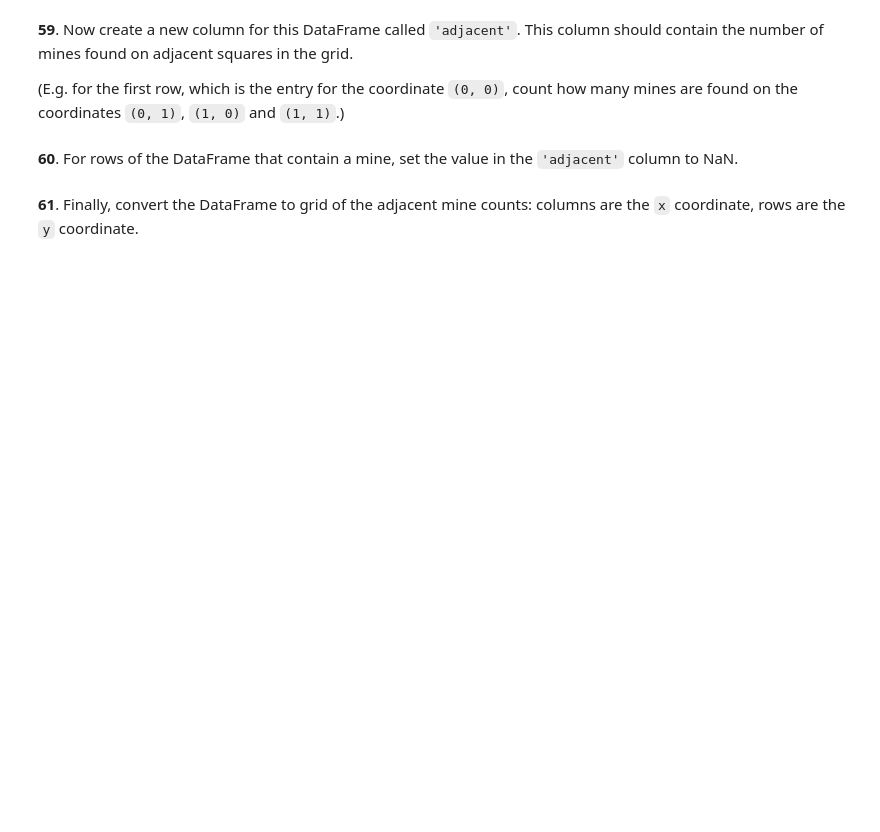
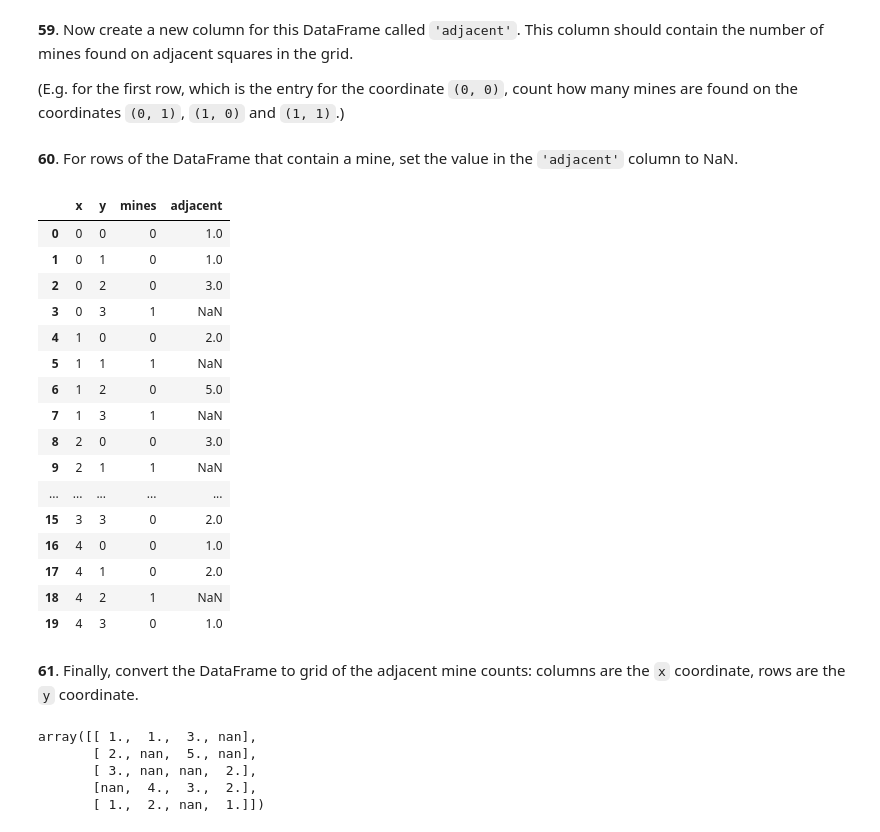
Before and after one commit to Avraham2489/DS_Training, a Jupyter notebook: B - Python/pandas/pandas_puzzles.ipynb, the cells around one changed output. Saved outputs shown, nothing was run; the diff lists cells and outputs as text; code cells hidden in the pictures; blank space fills up the shorter version.

Commit message:
Moudule - B Numpy

````diff
--- a/B - Python/pandas/pandas_puzzles.ipynb
+++ b/B - Python/pandas/pandas_puzzles.ipynb
@@ -338,5 +1041,12 @@ To begin, generate a DataFrame `df` with two columns, `'x'` and `'y'` containing
 1  0  1
 2  0  2
 ```
+# %%
+y,x=np.meshgrid(np.arange(4),np.arange(5))
+df=pd.DataFrame({'x':x.flatten(),'y':y.flatten()})
 # %% [markdown]
 **58**. For this DataFrame `df`, create a new column of zeros (safe) and ones (mine). The probability of a mine occuring at each location should be 0.4.
+# %%
+mines=np.random.binomial(1,0.4,20)
+df['mines']=mines
+df
@@ -344,7 +1072,48 @@ To begin, generate a DataFrame `df` with two columns, `'x'` and `'y'` containing
 **59**. Now create a new column for this DataFrame called `'adjacent'`. This column should contain the number of mines found on adjacent squares in the grid.
 
 (E.g. for the first row, which is the entry for the coordinate `(0, 0)`, count how many mines are found on the coordinates `(0, 1)`, `(1, 0)` and `(1, 1)`.)
+# %%
+mines=df['mines'].values.reshape(5,4)
+neighbours=np.zeros(mines.shape)
+neighbours+=np.pad(mines[0:-1,0:-1],pad_width=[(1,0),(1,0)])
+neighbours+=np.pad(mines[0:-1,:],pad_width=[(1,0),(0,0)])
+neighbours+=np.pad(mines[0:-1,1:],pad_width=[(1,0),(0,1)])
+neighbours+=np.pad(mines[1:,0:-1],pad_width=[(0,1),(1,0)])
+neighbours+=np.pad(mines[1:,:],pad_width=[(0,1),(0,0)])
+neighbours+=np.pad(mines[1:,1:],pad_width=[(0,1),(0,1)])
+neighbours+=np.pad(mines[:,0:-1],pad_width=[(0,0),(1,0)])
+neighbours+=np.pad(mines[:,1:],pad_width=[(0,0),(0,1)])
+df['adjacent']=neighbours.flatten()
 # %% [markdown]
 **60**. For rows of the DataFrame that contain a mine, set the value in the `'adjacent'` column to NaN.
+# %%
+df.loc[df['mines']==1,'adjacent']=np.nan
+df
+# %% [output]
+|  | x | y | mines | adjacent |
+| 0 | 0 | 0 | 0 | 1.0 |
+| 1 | 0 | 1 | 0 | 1.0 |
+| 2 | 0 | 2 | 0 | 3.0 |
+| 3 | 0 | 3 | 1 | NaN |
+| 4 | 1 | 0 | 0 | 2.0 |
+| 5 | 1 | 1 | 1 | NaN |
+| 6 | 1 | 2 | 0 | 5.0 |
+| 7 | 1 | 3 | 1 | NaN |
+| 8 | 2 | 0 | 0 | 3.0 |
+| 9 | 2 | 1 | 1 | NaN |
+| ... | ... | ... | ... | ... |
+| 15 | 3 | 3 | 0 | 2.0 |
+| 16 | 4 | 0 | 0 | 1.0 |
+| 17 | 4 | 1 | 0 | 2.0 |
+| 18 | 4 | 2 | 1 | NaN |
+| 19 | 4 | 3 | 0 | 1.0 |
 # %% [markdown]
 **61**. Finally, convert the DataFrame to grid of the adjacent mine counts: columns are the `x` coordinate, rows are the `y` coordinate.
+# %%
+df['adjacent'].to_numpy().reshape(5,4)
+# %% [output]
+array([[ 1.,  1.,  3., nan],
+       [ 2., nan,  5., nan],
+       [ 3., nan, nan,  2.],
+       [nan,  4.,  3.,  2.],
+       [ 1.,  2., nan,  1.]])
````
Also changed, not shown: parts of 61 cells of this notebook.
